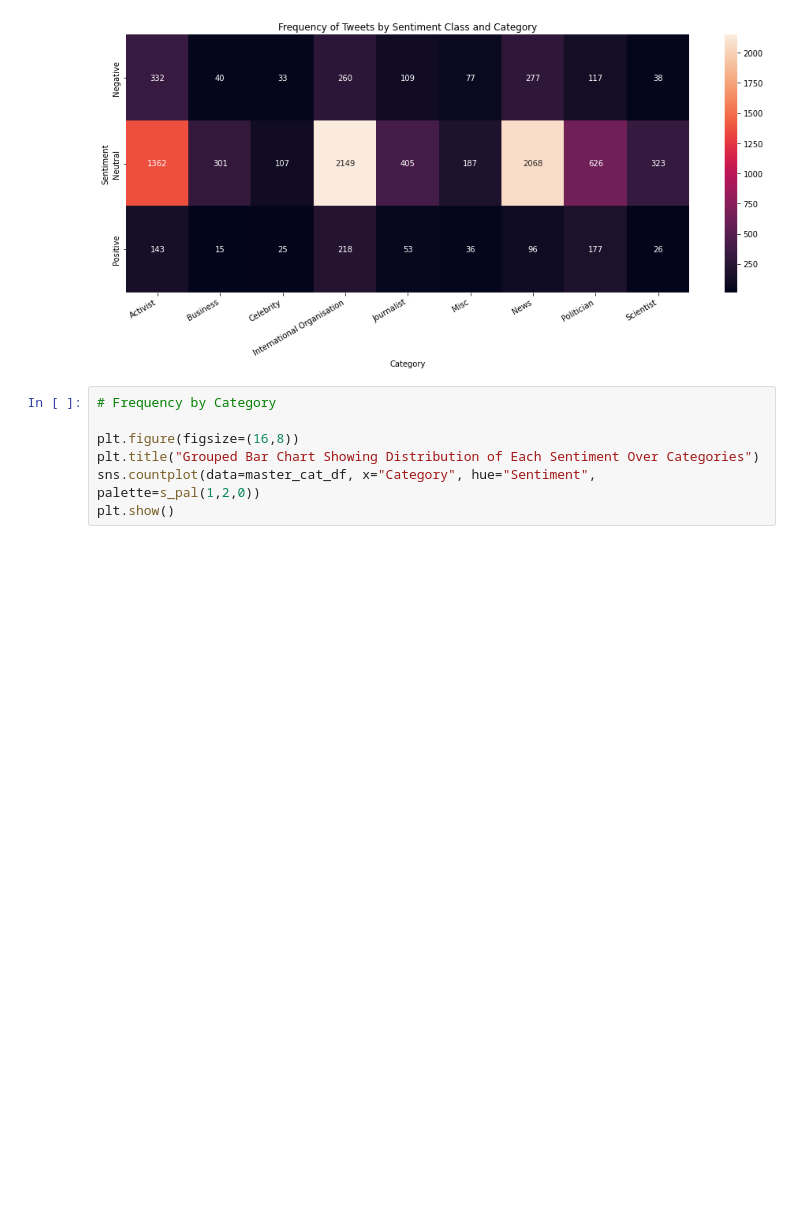
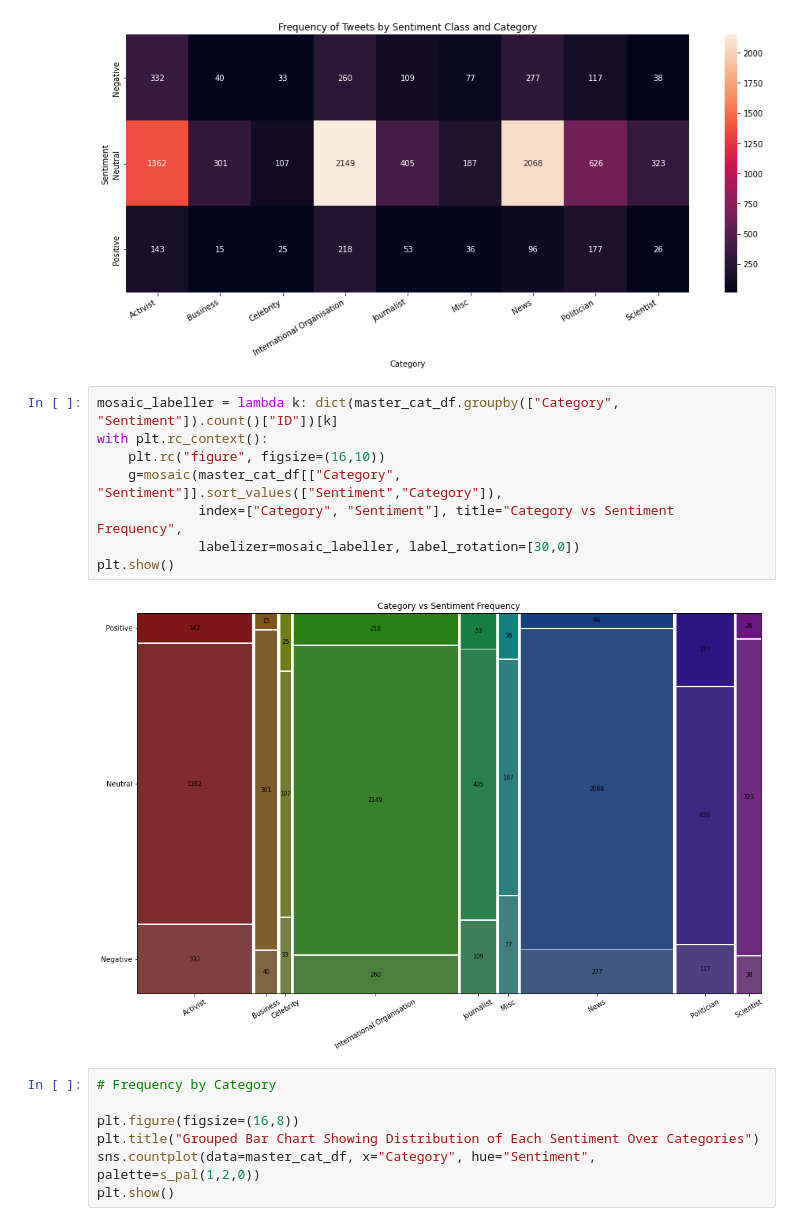
Before and after one commit to james-hughes1/wdss-nlp-project, a Jupyter notebook: Twitter_COP_Conference_Data_Analysis.ipynb, the cells around one changed output. Cells and saved outputs as stored; diff of their text form; blank space fills up the shorter version.

```diff
--- a/Twitter_COP_Conference_Data_Analysis.ipynb
+++ b/Twitter_COP_Conference_Data_Analysis.ipynb
@@ -131,6 +132,16 @@ plt.show()
 # %% [output]
 [figure]
 [figure]
+# %%
+mosaic_labeller = lambda k: dict(master_cat_df.groupby(["Category", "Sentiment"]).count()["ID"])[k]
+with plt.rc_context():
+    plt.rc("figure", figsize=(16,10))
+    g=mosaic(master_cat_df[["Category", "Sentiment"]].sort_values(["Sentiment","Category"]),
+             index=["Category", "Sentiment"], title="Category vs Sentiment Frequency",
+             labelizer=mosaic_labeller, label_rotation=[30,0])
+plt.show()
+# %% [output]
+[figure, added]
 # %%
 # Frequency by Category
 
```
Also changed, not shown: parts of 5 cells of this notebook.
